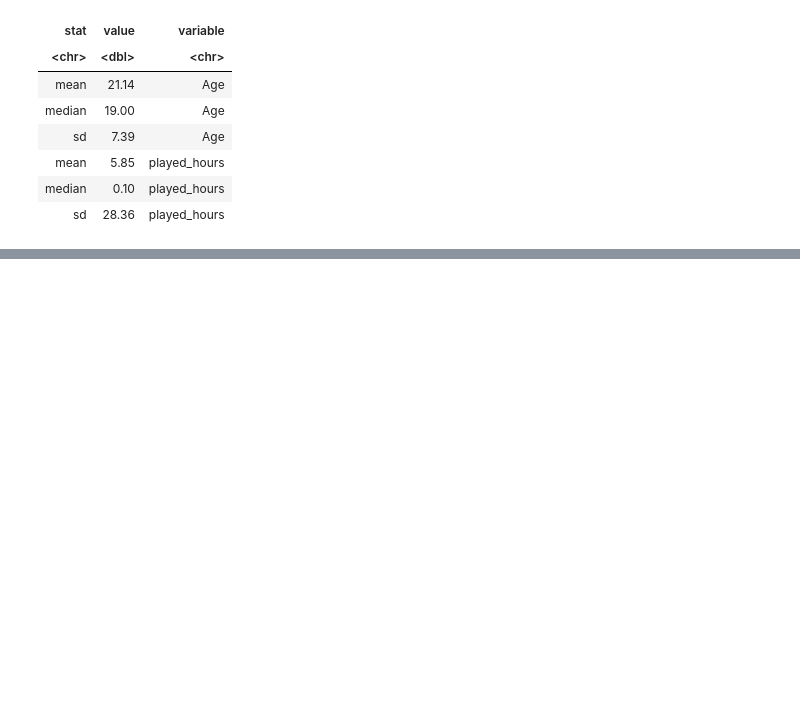
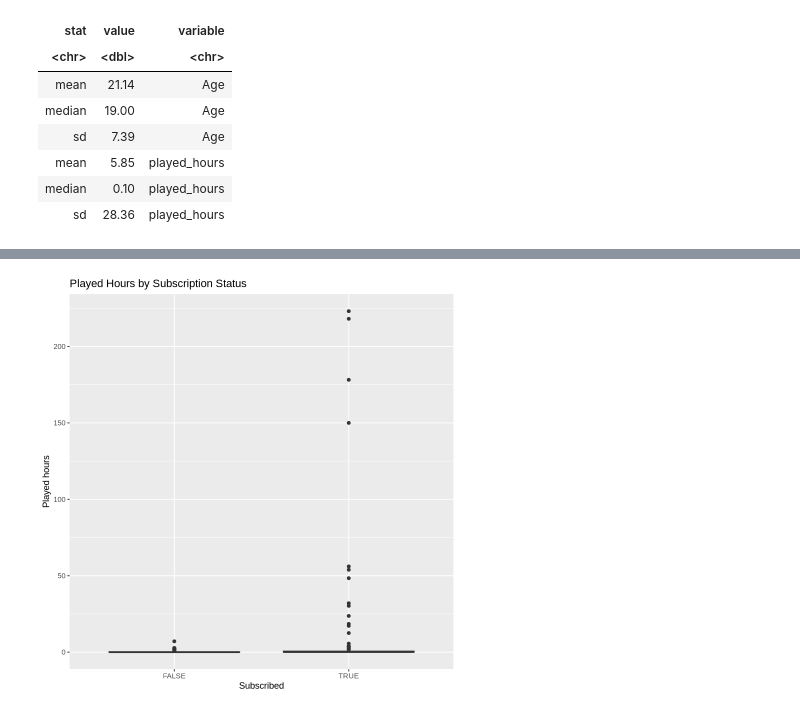
Before and after one commit to anshtaparia20689/dsci-100-project, a Jupyter notebook: individual_project.ipynb, the cells around one changed output, grey strips where cells are left out. Saved outputs shown, nothing was run; the diff lists cells and outputs as text; code cells hidden in the pictures; blank space fills up the shorter version.

```diff
--- a/individual_project.ipynb
+++ b/individual_project.ipynb
@@ -152,0 +170,7 @@ A tibble: 125 × 8
+# %%
+ggplot(players, aes(x = subscribe, y = played_hours)) +
+  geom_boxplot() +
+  labs(title = "Played Hours by Subscription Status",
+       x = "Subscribed", y = "Played hours")
+# %% [output]
+[figure, added]
```
Also changed, not shown: parts of 8 cells of this notebook.
